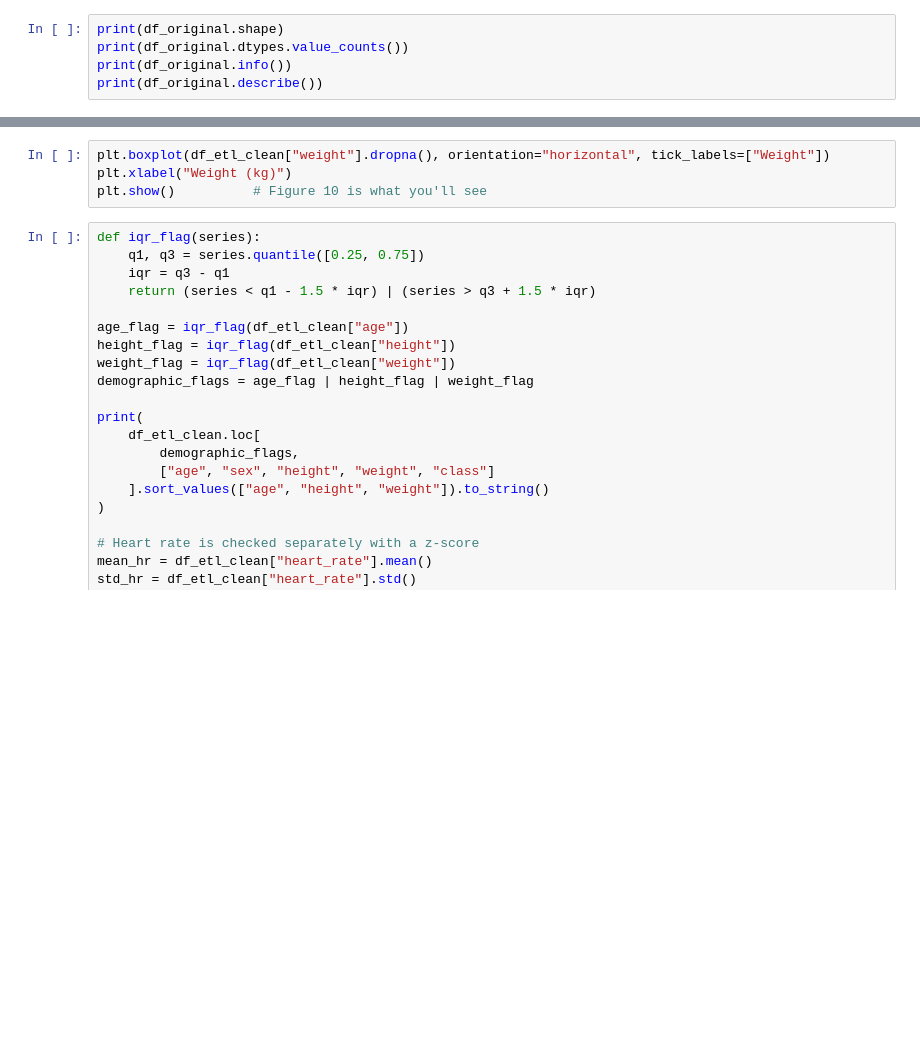
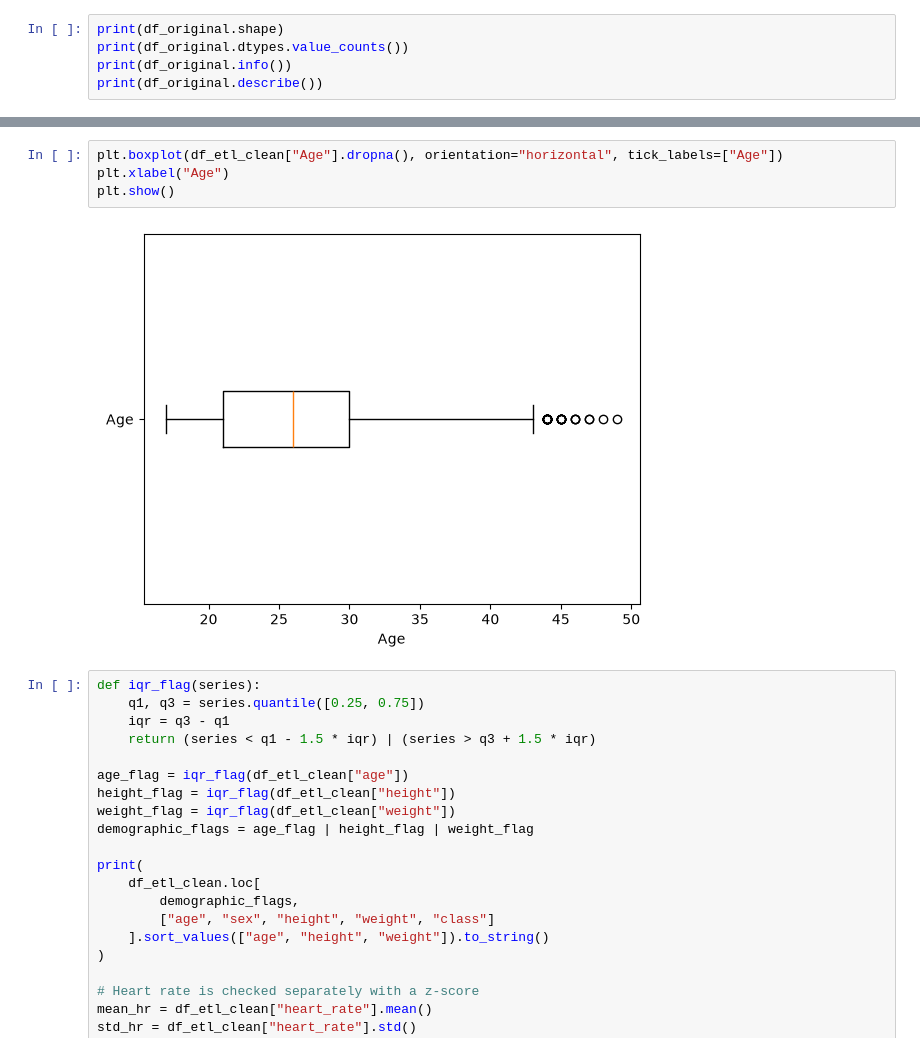
Before and after one commit to adithya-blip111/data_ai_project, a Jupyter notebook: src/data_ai_project.ipynb, the cells around one changed output, grey strips where cells are left out. Drawn from its saved outputs; the diff is of its cells as text; blank space fills up the shorter version.

```diff
--- a/src/data_ai_project.ipynb
+++ b/src/data_ai_project.ipynb
@@ -333,7 +316,9 @@ plt.show()
 # %%
-plt.boxplot(df_etl_clean["weight"].dropna(), orientation="horizontal", tick_labels=["Weight"])
-plt.xlabel("Weight (kg)")
-plt.show()          # Figure 10 is what you'll see
+plt.boxplot(df_etl_clean["Age"].dropna(), orientation="horizontal", tick_labels=["Age"])
+plt.xlabel("Age")
+plt.show()
+# %% [output]
+[figure, added]
 # %%
 def iqr_flag(series):
     q1, q3 = series.quantile([0.25, 0.75])
```
Also changed, not shown: parts of 5 cells of this notebook.
